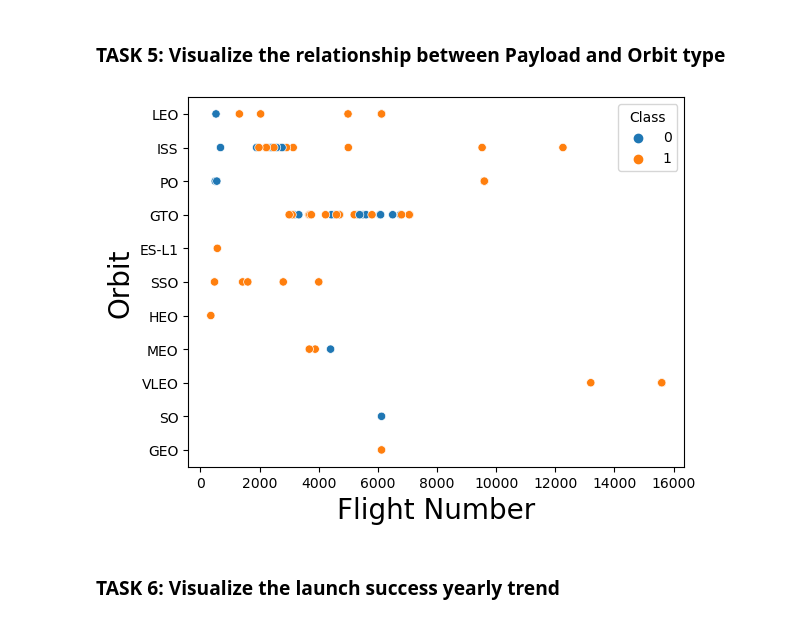
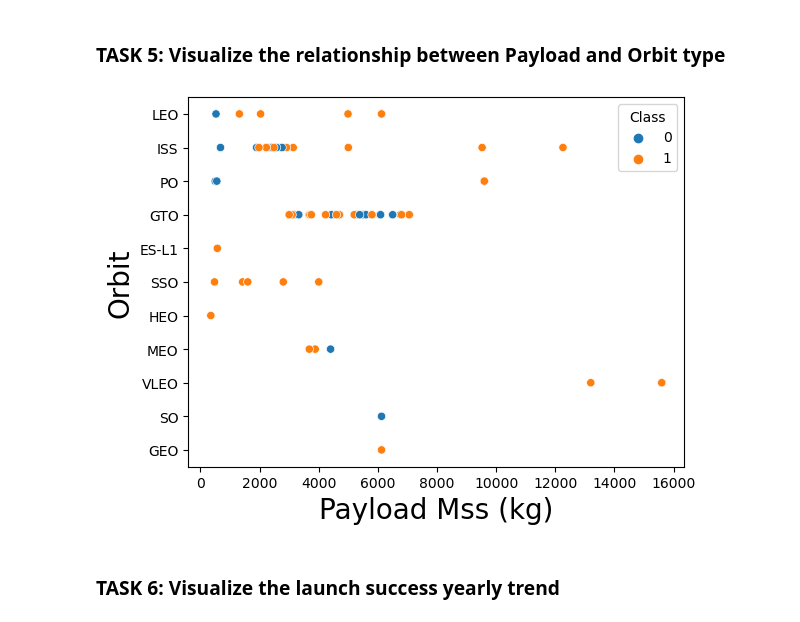
Before and after one commit to Immortal-Pi/IBMdatascience, a Jupyter notebook: CapstoneProject/VizCapstone.ipynb, the cells around one changed output. Saved outputs shown, nothing was run; the diff lists cells and outputs as text; code cells hidden in the pictures.

```diff
--- a/CapstoneProject/VizCapstone.ipynb
+++ b/CapstoneProject/VizCapstone.ipynb
@@ -88,11 +89,11 @@ plt.show()
 ### TASK  5: Visualize the relationship between Payload and Orbit type
 # %%
 sns.scatterplot(x="PayloadMass", y="Orbit",hue='Class',  data=data)
-plt.xlabel("Flight Number",fontsize=20)
+plt.xlabel("Payload Mss (kg)",fontsize=20)
 plt.ylabel("Orbit",fontsize=20)
 plt.show()
 # %% [output]
-[figure, old version]
+[figure, new version]
 # %% [markdown]
 ### TASK  6: Visualize the launch success yearly trend
 # %%
```
Also changed, not shown: parts of 3 cells of this notebook, 3 other files.
